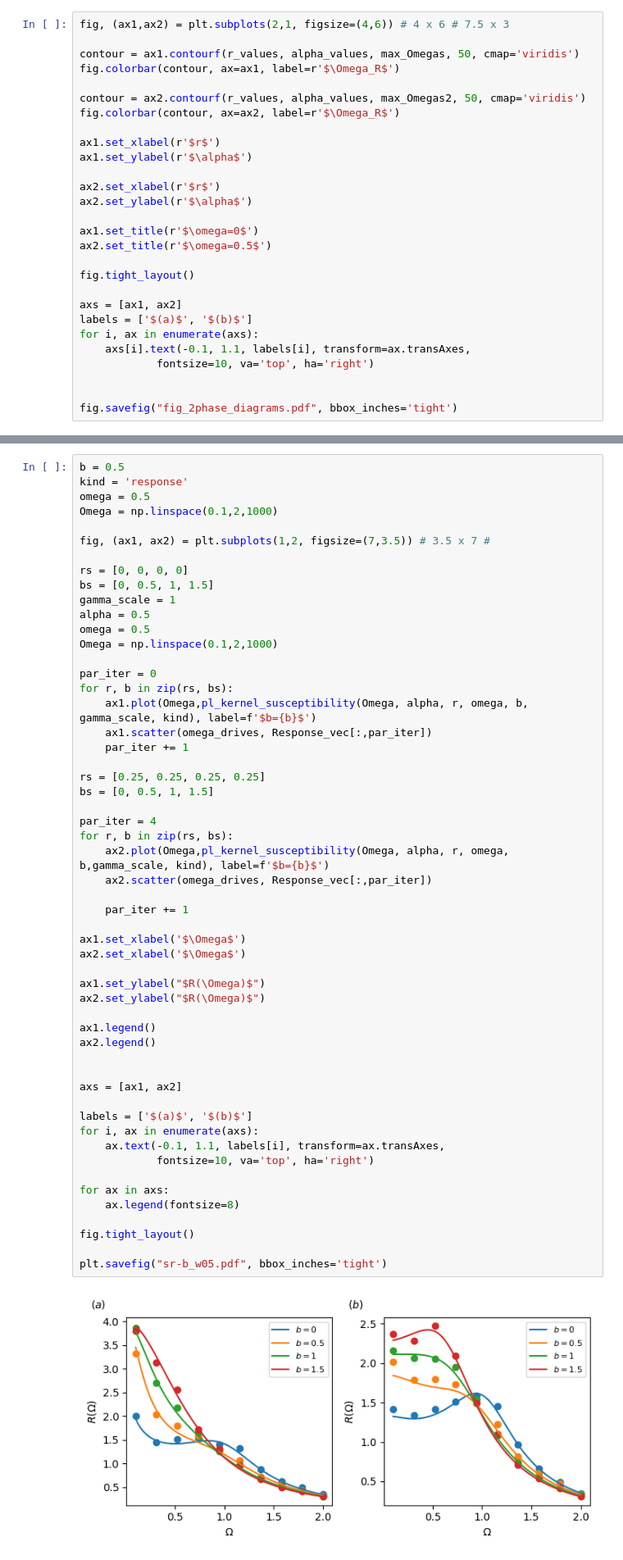
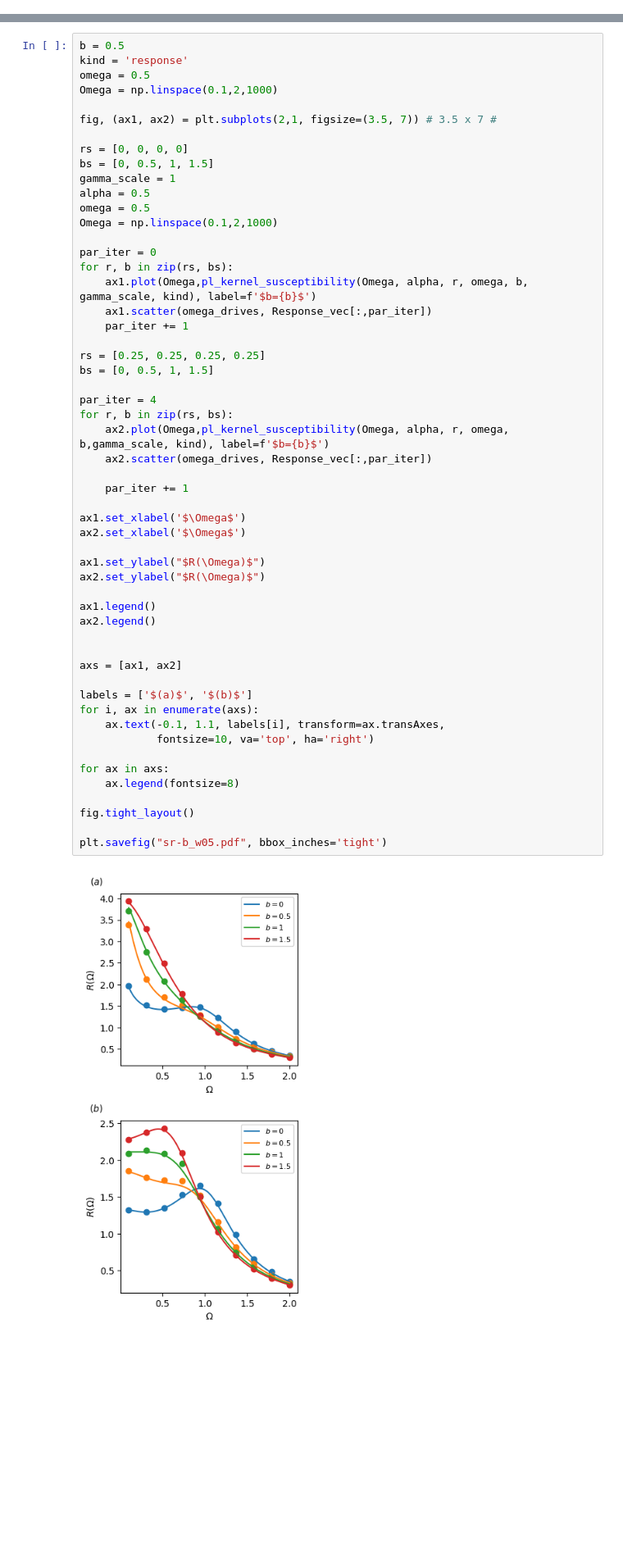
Before and after one commit to pero-jolak/generalized-langevin-equation, a Jupyter notebook: plot_figures.ipynb, the cells around one changed output, grey strips where cells are left out. Shown: that part at 82% size. Drawn from its saved outputs; the diff is of its cells as text; blank space fills up the shorter version.

```diff
--- a/plot_figures.ipynb
+++ b/plot_figures.ipynb
@@ -303,28 +354,0 @@ for i, alpha in enumerate(alpha_values):
-# %%
-fig, (ax1,ax2) = plt.subplots(2,1, figsize=(4,6)) # 4 x 6 # 7.5 x 3
-
-contour = ax1.contourf(r_values, alpha_values, max_Omegas, 50, cmap='viridis')
-fig.colorbar(contour, ax=ax1, label=r'$\Omega_R$')
-
-contour = ax2.contourf(r_values, alpha_values, max_Omegas2, 50, cmap='viridis')
-fig.colorbar(contour, ax=ax2, label=r'$\Omega_R$')
-
-ax1.set_xlabel(r'$r$')
-ax1.set_ylabel(r'$\alpha$')
-
-ax2.set_xlabel(r'$r$')
-ax2.set_ylabel(r'$\alpha$')
-
-ax1.set_title(r'$\omega=0$')
-ax2.set_title(r'$\omega=0.5$')
-
-fig.tight_layout()
-
-axs = [ax1, ax2]
-labels = ['$(a)$', '$(b)$']
-for i, ax in enumerate(axs):
-    axs[i].text(-0.1, 1.1, labels[i], transform=ax.transAxes,
-            fontsize=10, va='top', ha='right')
-
-
-fig.savefig("fig_2phase_diagrams.pdf", bbox_inches='tight')
@@ -402,7 +560,7 @@ kind = 'response'
 omega = 0.5
 Omega = np.linspace(0.1,2,1000)
 
-fig, (ax1, ax2) = plt.subplots(1,2, figsize=(7,3.5)) # 3.5 x 7 #
+fig, (ax1, ax2) = plt.subplots(2,1, figsize=(3.5, 7)) # 3.5 x 7 #
 
 rs = [0, 0, 0, 0]
 bs = [0, 0.5, 1, 1.5]
@@ -424,32 +582,32 @@ par_iter = 4
 for r, b in zip(rs, bs):
     ax2.plot(Omega,pl_kernel_susceptibility(Omega, alpha, r, omega, b,gamma_scale, kind), label=f'$b={b}$')
     ax2.scatter(omega_drives, Response_vec[:,par_iter])
 
     par_iter += 1
 
 ax1.set_xlabel('$\Omega$')
 ax2.set_xlabel('$\Omega$')
 
 ax1.set_ylabel("$R(\Omega)$")
 ax2.set_ylabel("$R(\Omega)$")
 
 ax1.legend()
 ax2.legend()
 
 
 axs = [ax1, ax2]
 
 labels = ['$(a)$', '$(b)$']
 for i, ax in enumerate(axs):
     ax.text(-0.1, 1.1, labels[i], transform=ax.transAxes,
             fontsize=10, va='top', ha='right')
 
 for ax in axs:
     ax.legend(fontsize=8)
 
 fig.tight_layout()
 
 plt.savefig("sr-b_w05.pdf", bbox_inches='tight')
 # %% [output]
-[figure, old version]
+[figure, new version]
 # %% [markdown]
```
Also changed, not shown: parts of 22 cells of this notebook.
